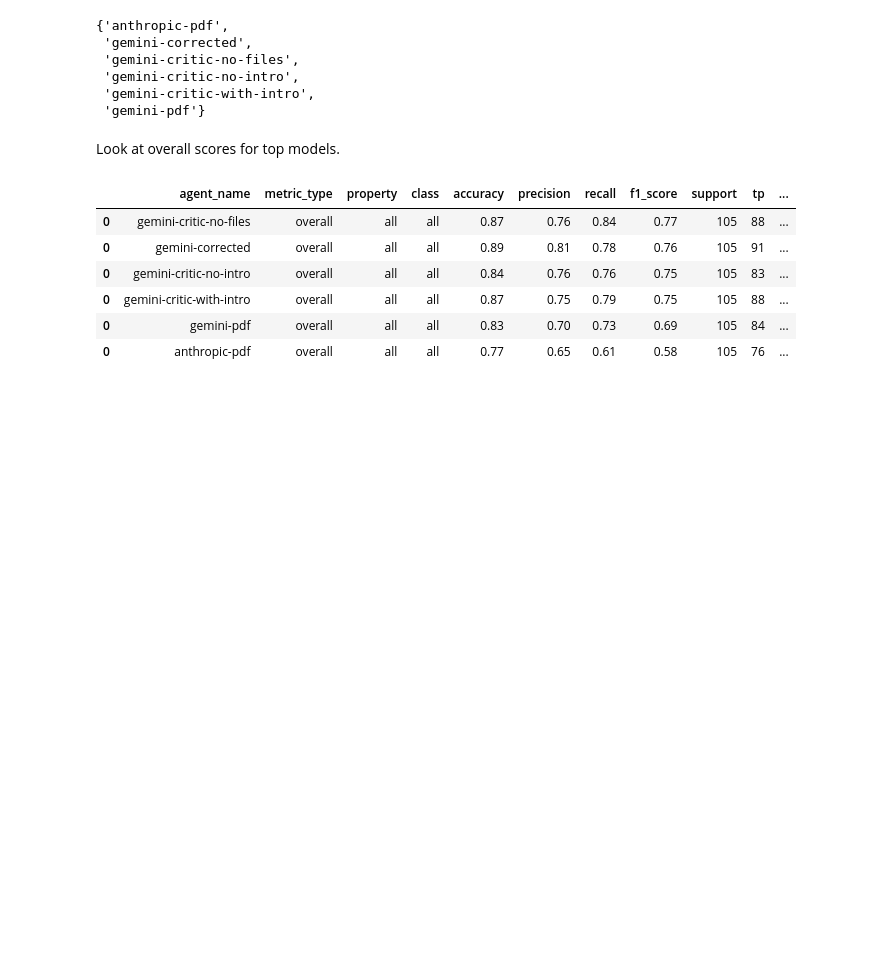
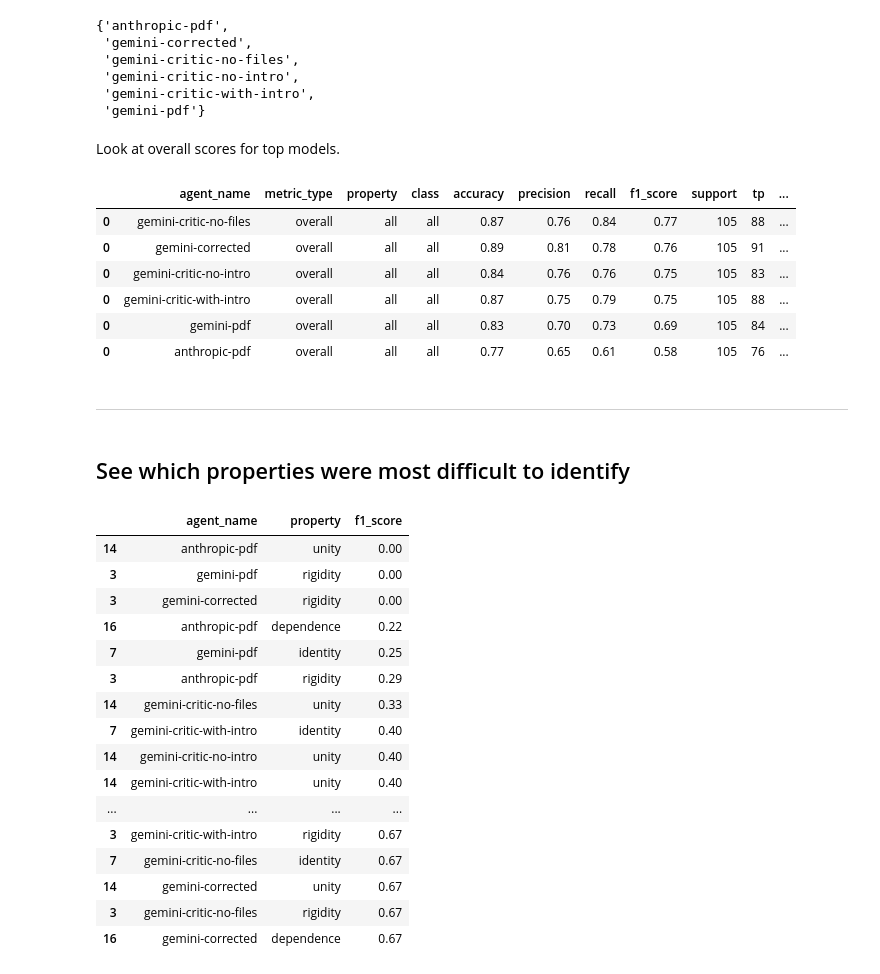
Before and after one commit to leechuck/llm-clean, a Jupyter notebook: notebooks/explore_classify_results.ipynb, the cells around one changed output. Saved outputs shown, nothing was run; the diff lists cells and outputs as text; code cells hidden in the pictures; blank space fills up the shorter version.

```diff
--- a/notebooks/explore_classify_results.ipynb
+++ b/notebooks/explore_classify_results.ipynb
@@ -491,3 +491,32 @@ overall_df[overall_df.agent_name.isin(top_models)]
 | 0 | gemini-critic-with-intro | overall | all | all | 0.87 | 0.75 | 0.79 | 0.75 | 105 | 88 | ... |
 | 0 | gemini-pdf | overall | all | all | 0.83 | 0.70 | 0.73 | 0.69 | 105 | 84 | ... |
 | 0 | anthropic-pdf | overall | all | all | 0.77 | 0.65 | 0.61 | 0.58 | 105 | 76 | ... |
+# %% [markdown]
+---
+# %% [markdown]
+## See which properties were most difficult to identify
+# %%
+classify_df[['agent_name', 'property', 'f1_score']][
+                (classify_df['agent_name'].isin(top_models)) & (classify_df['class'] != 'all')
+            ]\
+            .sort_values(by='f1_score')\
+            .drop_duplicates()\
+            .head(20)
+# %% [output]
+|  | agent_name | property | f1_score |
+| 14 | anthropic-pdf | unity | 0.00 |
+| 3 | gemini-pdf | rigidity | 0.00 |
+| 3 | gemini-corrected | rigidity | 0.00 |
+| 16 | anthropic-pdf | dependence | 0.22 |
+| 7 | gemini-pdf | identity | 0.25 |
+| 3 | anthropic-pdf | rigidity | 0.29 |
+| 14 | gemini-critic-no-files | unity | 0.33 |
+| 7 | gemini-critic-with-intro | identity | 0.40 |
+| 14 | gemini-critic-no-intro | unity | 0.40 |
+| 14 | gemini-critic-with-intro | unity | 0.40 |
+| ... | ... | ... | ... |
+| 3 | gemini-critic-with-intro | rigidity | 0.67 |
+| 7 | gemini-critic-no-files | identity | 0.67 |
+| 14 | gemini-corrected | unity | 0.67 |
+| 3 | gemini-critic-no-files | rigidity | 0.67 |
+| 16 | gemini-corrected | dependence | 0.67 |
```
Also changed, not shown: parts of 1 cell of this notebook, 2 other files.
